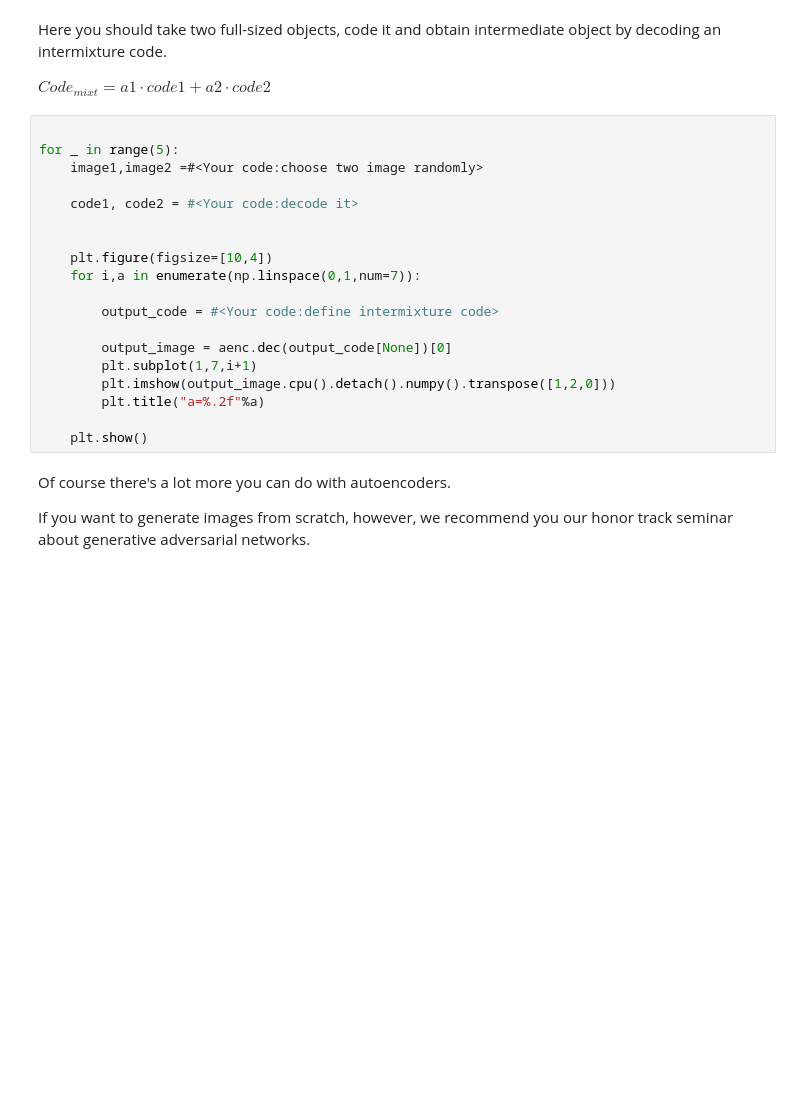
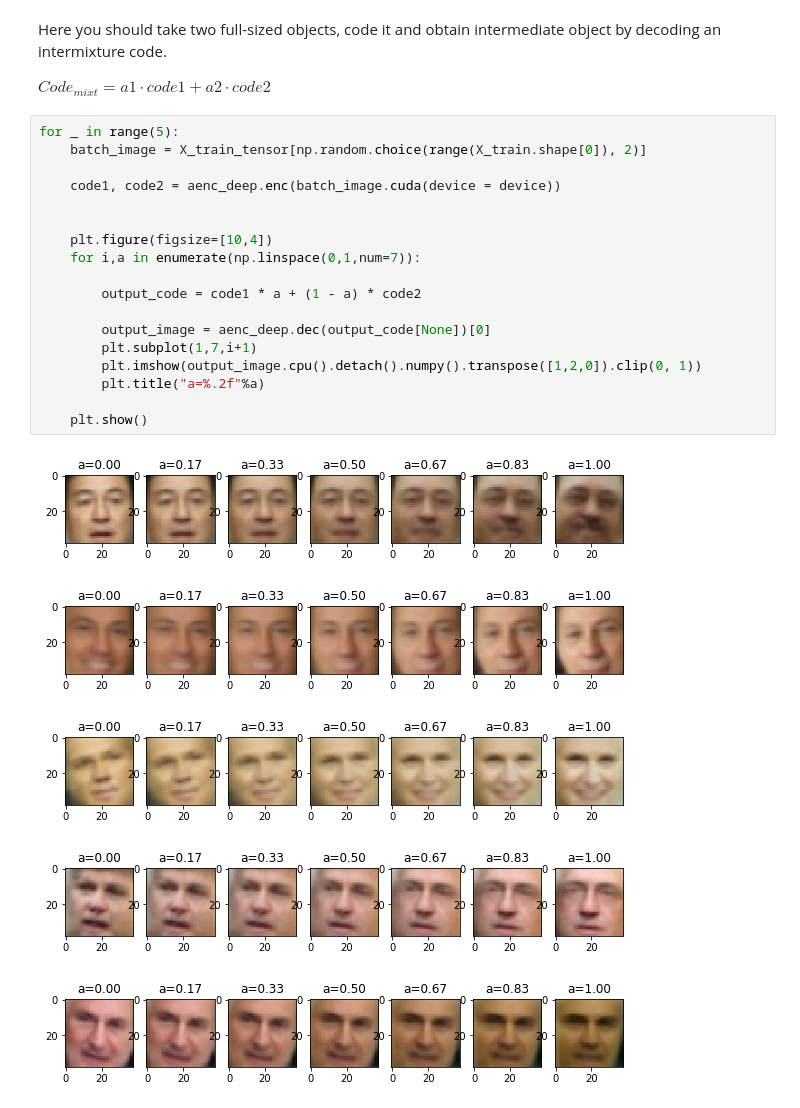
Before and after one commit to Radi4/DL_colab, a Jupyter notebook: homework03_part2_autoencoders_basic.ipynb, the cells around one changed output. Drawn from its saved outputs; the diff is of its cells as text; blank space fills up the shorter version.

```diff
--- a/homework03_part2_autoencoders_basic.ipynb
+++ b/homework03_part2_autoencoders_basic.ipynb
@@ -561,25 +561,26 @@ Here you should take two full-sized objects, code it and obtain intermediate obj
 
 $Code_{mixt} = a1\cdot code1 + a2\cdot code2$
 # %%
+for _ in range(5):
+    batch_image = X_train_tensor[np.random.choice(range(X_train.shape[0]), 2)]
 
-for _ in range(5):
-    image1,image2 =#<Your code:choose two image randomly>
-
-    code1, code2 = #<Your code:decode it>
+    code1, code2 = aenc_deep.enc(batch_image.cuda(device = device))
 
 
     plt.figure(figsize=[10,4])
     for i,a in enumerate(np.linspace(0,1,num=7)):
 
-        output_code = #<Your code:define intermixture code>
+        output_code = code1 * a + (1 - a) * code2
 
-        output_image = aenc.dec(output_code[None])[0]
+        output_image = aenc_deep.dec(output_code[None])[0]
         plt.subplot(1,7,i+1)
-        plt.imshow(output_image.cpu().detach().numpy().transpose([1,2,0]))
+        plt.imshow(output_image.cpu().detach().numpy().transpose([1,2,0]).clip(0, 1))
         plt.title("a=%.2f"%a)
 
     plt.show()
+# %% [output]
+[figure, added]
+[figure, added]
+[figure, added]
+[figure, added]
+[figure, added]
-# %% [markdown]
-Of course there's a lot more you can do with autoencoders.
-
-If you want to generate images from scratch, however, we recommend you our honor track seminar about generative adversarial networks.
```
